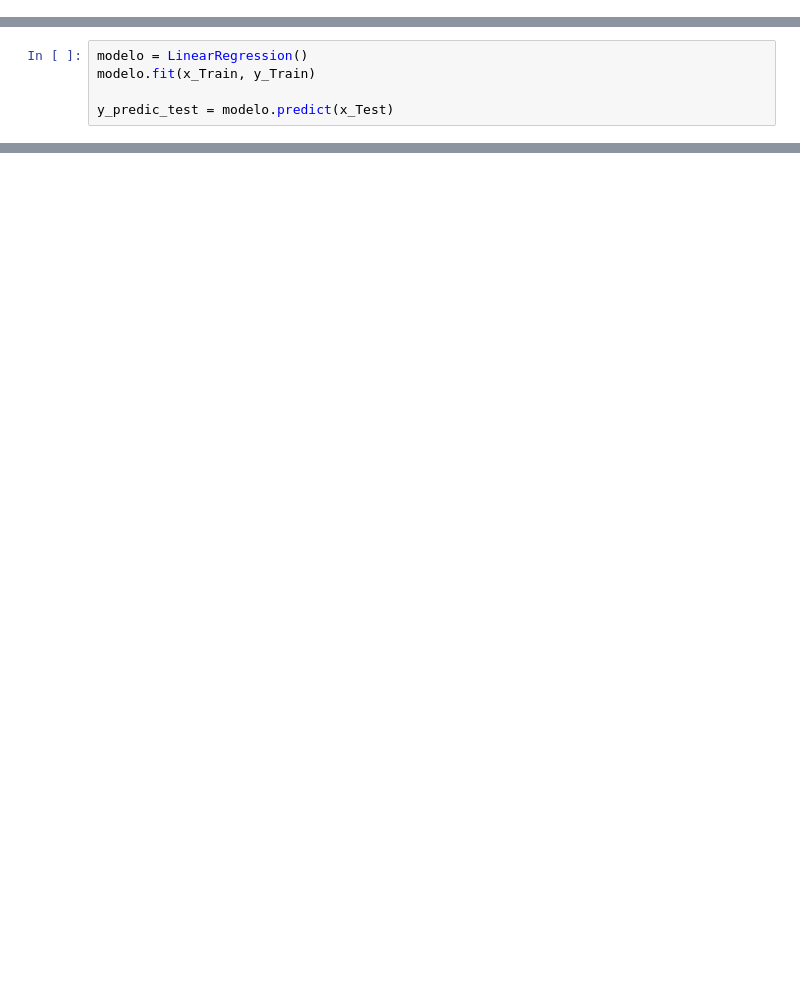
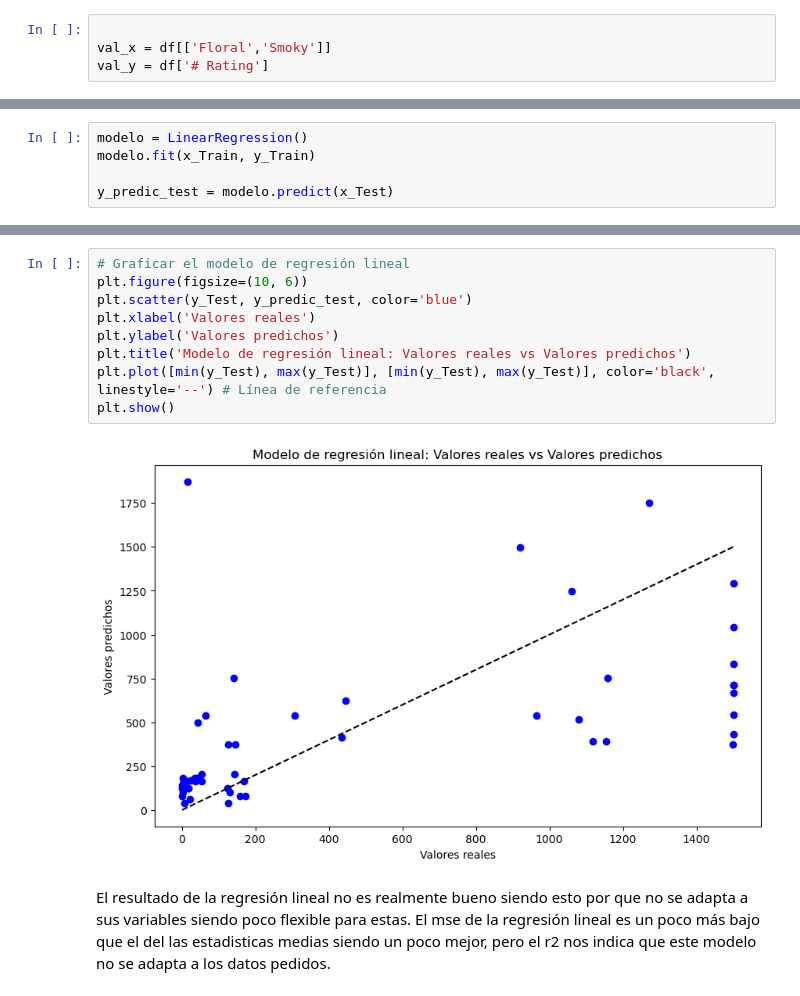
Before and after one commit to Pancho-UwU/data-ciencia-, a Jupyter notebook: Taller_1.ipynb, the cells around one changed output, grey strips where cells are left out. Saved outputs shown, nothing was run; the diff lists cells and outputs as text; blank space fills up the shorter version.

```diff
--- a/Taller_1.ipynb
+++ b/Taller_1.ipynb
@@ -577,3 +488,7 @@ val_y = df_2[['Price','Floral',"Customer' Rating"]]
+# %%
+
+val_x = df[['Floral','Smoky']]
+val_y = df['# Rating']
 # %% [markdown]
 Se entrenan las variables.
 # %%
@@ -595,0 +526,14 @@ El valor del mse es:108.89882242952405 y el valor del r^2 es de: 0.0124716626222
+# %%
+# Graficar el modelo de regresión lineal
+plt.figure(figsize=(10, 6))
+plt.scatter(y_Test, y_predic_test, color='blue')
+plt.xlabel('Valores reales')
+plt.ylabel('Valores predichos')
+plt.title('Modelo de regresión lineal: Valores reales vs Valores predichos')
+plt.plot([min(y_Test), max(y_Test)], [min(y_Test), max(y_Test)], color='black', linestyle='--') # Línea de referencia
+plt.show()
+# %% [output]
+[figure, added]
+# %% [markdown]
+El resultado de la regresión lineal no es realmente bueno siendo esto por que no se adapta a sus variables siendo poco flexible para estas.
+El mse de la regresión lineal es un poco más bajo que el del las estadisticas medias siendo un poco mejor, pero el r2 nos indica que este modelo no se adapta a los datos pedidos.
```
Also changed, not shown: parts of 43 cells of this notebook.
